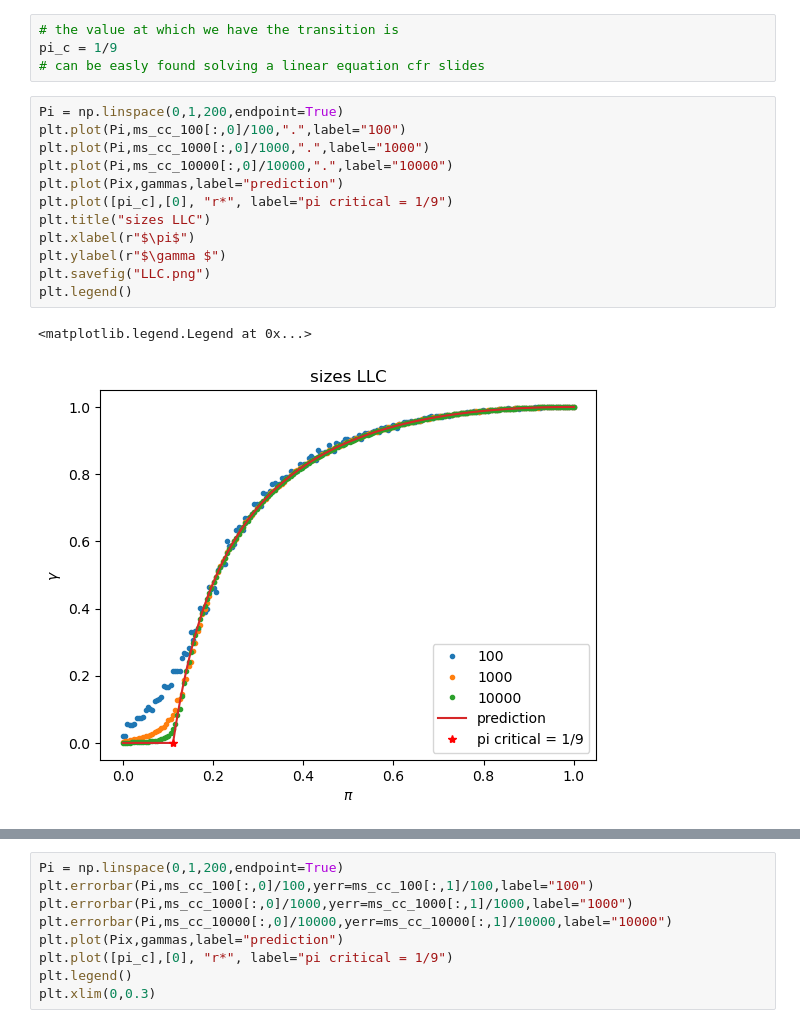
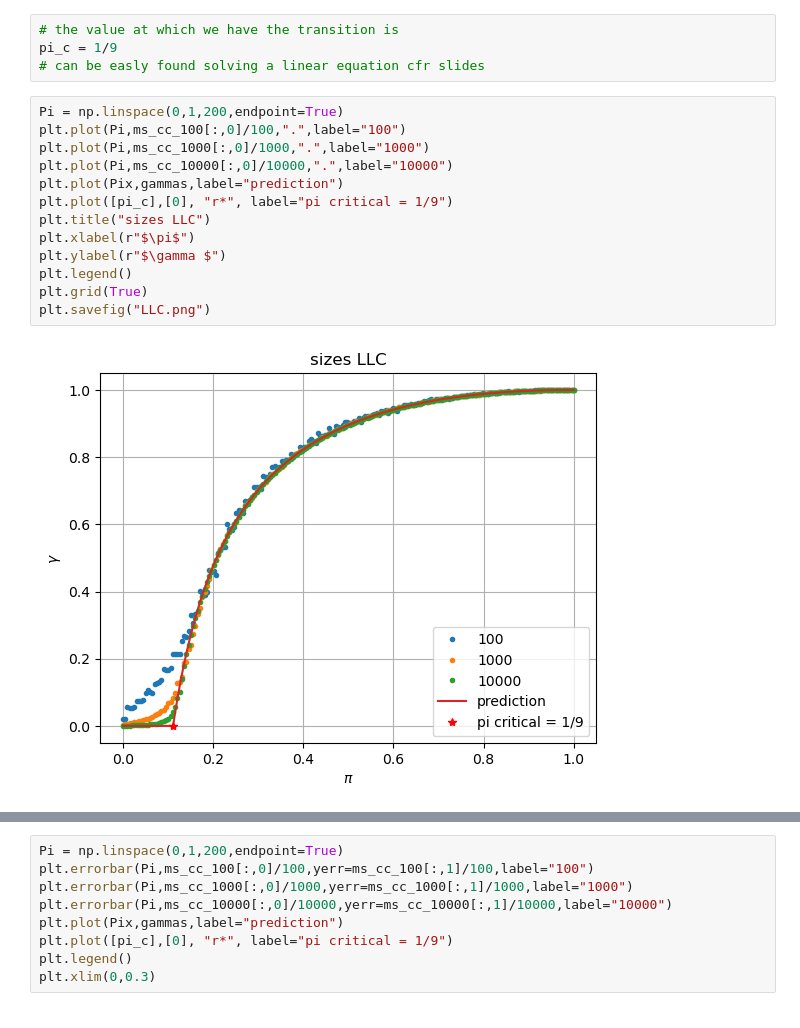
Before and after one commit to EliaBronzo/Complex_network_project, a Jupyter notebook: CN_to_submit.ipynb, the cells around one changed output, grey strips where cells are left out. Drawn from its saved outputs; the diff is of its cells as text.

```diff
--- a/CN_to_submit.ipynb
+++ b/CN_to_submit.ipynb
@@ -776,18 +782,18 @@ pi_c = 1/9
 # %%
 Pi = np.linspace(0,1,200,endpoint=True)
 plt.plot(Pi,ms_cc_100[:,0]/100,".",label="100")
 plt.plot(Pi,ms_cc_1000[:,0]/1000,".",label="1000")
 plt.plot(Pi,ms_cc_10000[:,0]/10000,".",label="10000")
 plt.plot(Pix,gammas,label="prediction")
 plt.plot([pi_c],[0], "r*", label="pi critical = 1/9")
 plt.title("sizes LLC")
 plt.xlabel(r"$\pi$")
 plt.ylabel(r"$\gamma $")
+plt.legend()
+plt.grid(True)
 plt.savefig("LLC.png")
-plt.legend()
 # %% [output]
-<matplotlib.legend.Legend at 0x...>
-[figure, old version]
+[figure, new version]
 # %%
 Pi = np.linspace(0,1,200,endpoint=True)
 plt.plot(Pi,ms_cc_100[:,0]/100,".",label="100")
```
Also changed, not shown: parts of 140 cells of this notebook.
